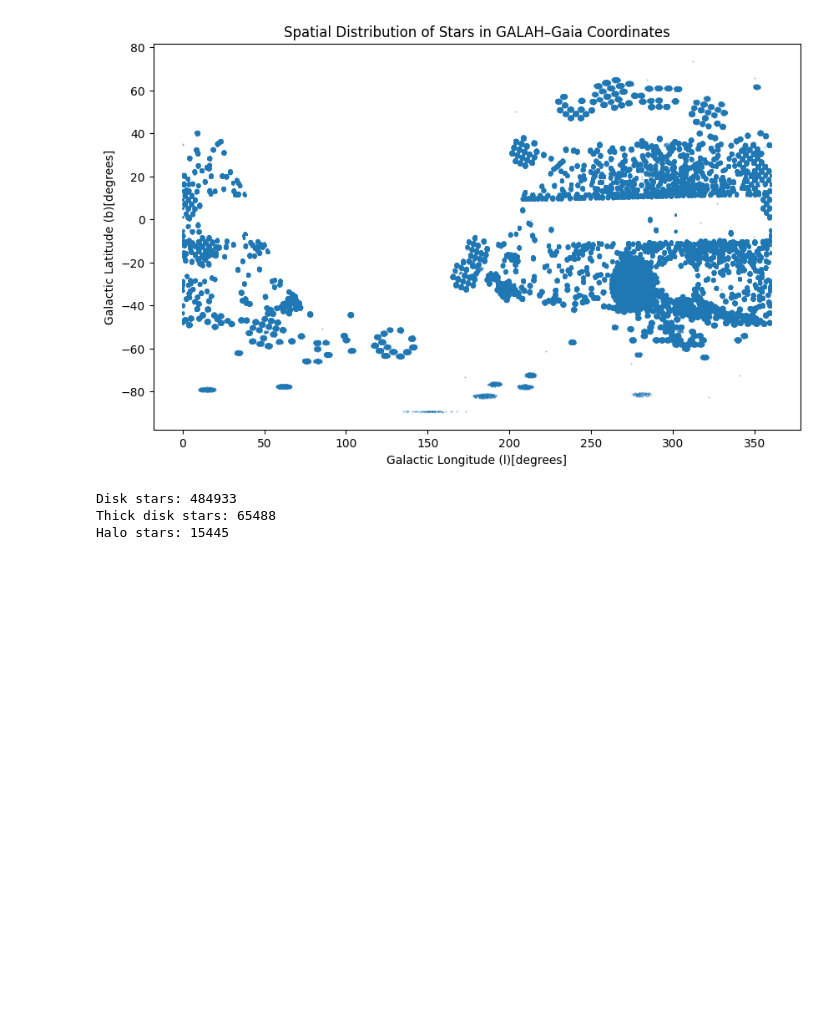
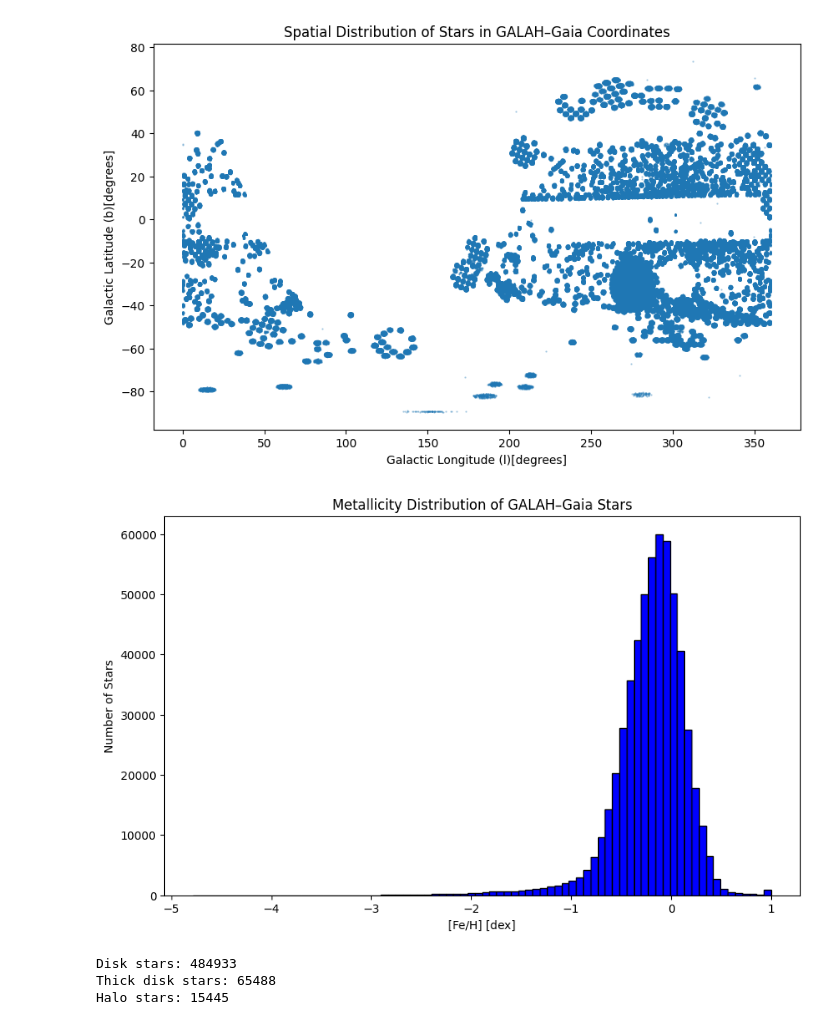
Before and after one commit to AndrewwwC4/PHYS-2116-Computational-Assessment, a Jupyter notebook: analysis.ipynb, the cells around one changed output. Saved outputs shown, nothing was run; the diff lists cells and outputs as text; code cells hidden in the pictures; blank space fills up the shorter version.

```diff
--- a/analysis.ipynb
+++ b/analysis.ipynb
@@ -77,11 +113,38 @@ print(gaia_df.columns.tolist())
 # %% [output]
 ['star_id', 'sobject_id', 'dr2_source_id', 'dr3_source_id', 'survey_name', 'field_id', 'flag_repeat', 'wg4_field', 'wg4_pipeline', 'flag_sp', 'teff', 'e_teff', 'irfm_teff', 'irfm_ebv', 'irfm_ebv_ref', ...
 ['star_id', 'sobject_id', 'dr2_source_id', 'dr3_source_id', 'angular_distance', 'magnitude_difference', 'proper_motion_propagation', 'solution_id', 'designation', 'random_index', 'ref_epoch', 'ra', 'r ...
+# %%
+# Merge the two dataframes on the common column "dr3_source_id" and "source_id"
+merged = pd.merge(
+    df,
+    gaia_df,
+    on="dr3_source_id",
+    how="inner"
+)
 # %%
 # Test run the merged columns
 print(merged.columns.tolist())
 # %% [output]
 ['star_id_x', 'sobject_id_x', 'dr2_source_id_x', 'dr3_source_id', 'survey_name', 'field_id', 'flag_repeat', 'wg4_field', 'wg4_pipeline', 'flag_sp', 'teff', 'e_teff', 'irfm_teff', 'irfm_ebv', 'irfm_ebv ...
+# %%
+# =========================
+# 2. Data cleaning
+# =========================
+# Create a neww table with the core columns for the analysis
+analysis_df = merged[[
+    "dr3_source_id",
+    "ra",
+    "dec",
+    "l",
+    "b",
+    "parallax",
+    "pmra",
+    "pmdec",
+    "rv_galah",
+    "teff",
+    "logg",
+    "fe_h"
+]].copy()
 # %%
 # Eliminate rows with missing values in the core columns
 analysis_df=analysis_df.dropna(subset=["ra", "dec", "pmra", "pmdec", "fe_h", "rv_galah", "parallax", "l", "b"])
@@ -93,0 +157,4 @@ Number of stars after cleaning: 565866
+# %%
+# Double check if there are any repeated Gaia source IDs
+analysis_df = analysis_df.drop_duplicates(subset="dr3_source_id")
+print("Number of stars after removing duplicates:", len(analysis_df))
@@ -111,6 +180,19 @@ plt.title("Spatial Distribution of Stars in GALAH–Gaia Coordinates")
 plt.show()
 # %% [output]
 [figure]
+# %%
+# =========================
+# 4. Metallicity distribution
+# =========================
+import matplotlib.pyplot as plt
+plt.figure(figsize=(10,6))
+plt.hist(analysis_df["fe_h"],bins=80,color="blue",edgecolor="black")
+plt.xlabel("[Fe/H] [dex]")
+plt.ylabel("Number of Stars")
+plt.title("Metallicity Distribution of GALAH–Gaia Stars")
+plt.show()
+# %% [output]
+[figure, added]
 # %%
 # Define and classify stellar populations by metallicity
 
```
Also changed, not shown: parts of 9 cells of this notebook.
